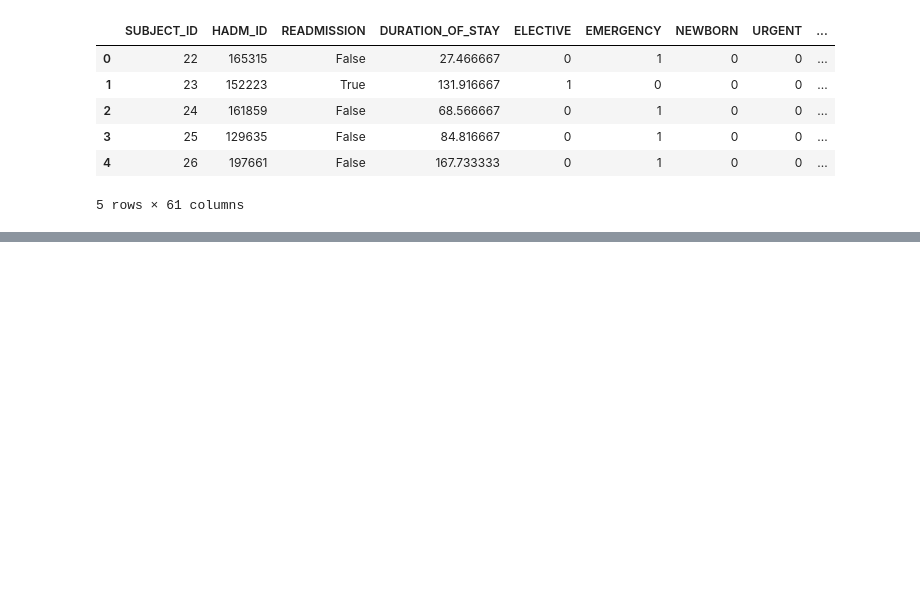
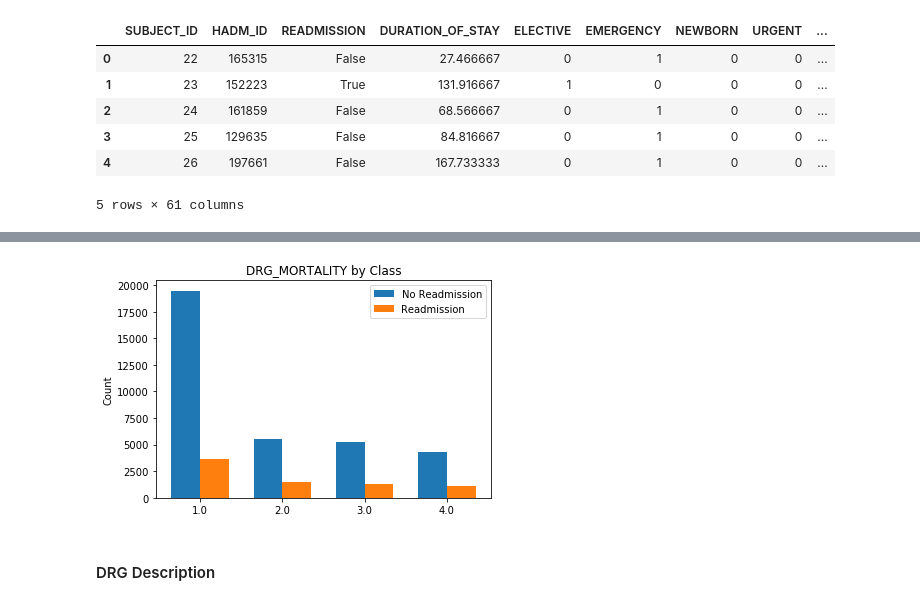
Before and after one commit to pateli18/Machine-Learning-Nanodegree, a Jupyter notebook: capstone_project/Create Dataset.ipynb, the cells around one changed output, grey strips where cells are left out. Drawn from its saved outputs; the diff is of its cells as text; code cells hidden in the pictures; blank space fills up the shorter version.

```diff
--- a/capstone_project/Create Dataset.ipynb
+++ b/capstone_project/Create Dataset.ipynb
@@ -670,0 +710,8 @@ diagnoses.head()
+# %%
+main_df['DRG_MORTALITY'] = main_df['DRG_MORTALITY'].apply(lambda x: 1 if x < 2 or x != x else x)
+# %%
+plot_categorical(main_df, 'DRG_MORTALITY', .35)
+# %% [output]
+[figure, added]
+# %% [markdown]
+#### DRG Description
```
Also changed, not shown: parts of 9 cells of this notebook.
